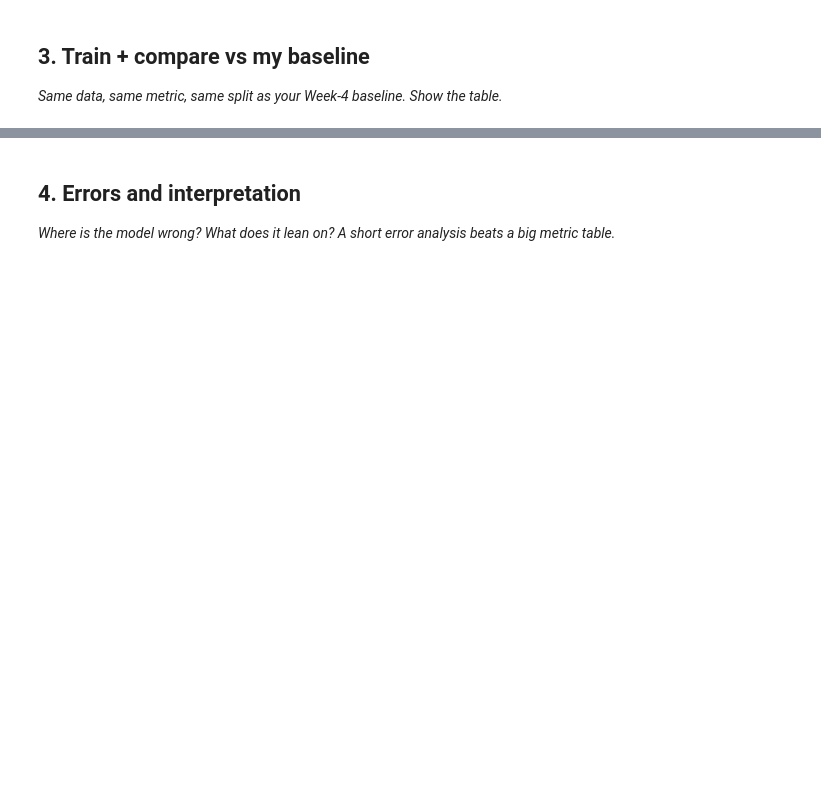
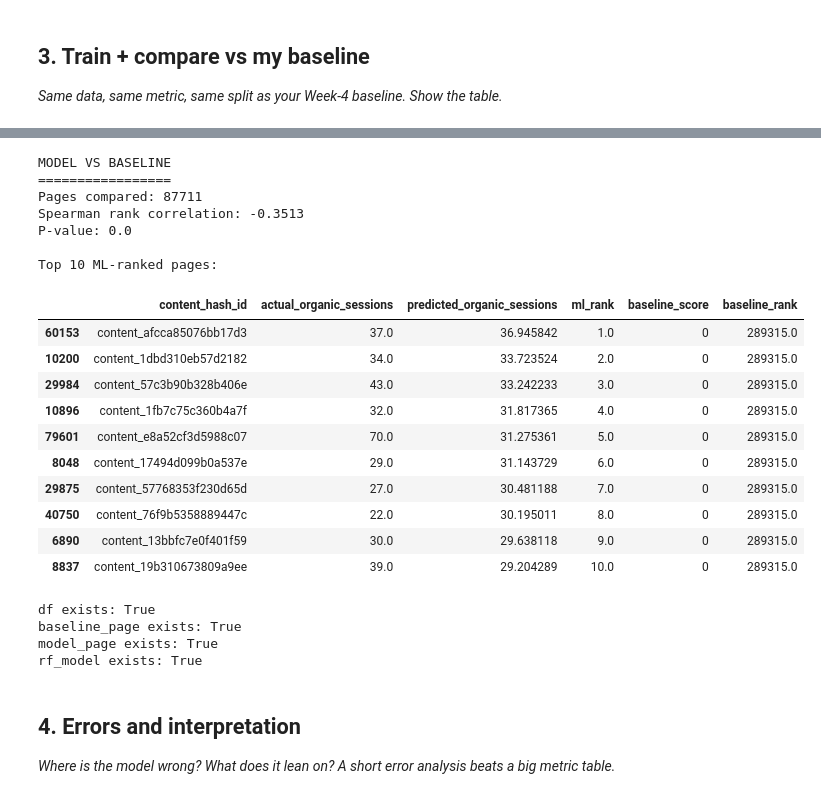
Before and after one commit to itsayeshaqamar/flyrank-mlinternship-ayesha, a Jupyter notebook: work/notebooks/w05_model.ipynb, the cells around one changed output, grey strips where cells are left out. Cells and saved outputs as stored; diff of their text form; code cells hidden in the pictures; blank space fills up the shorter version.

```diff
--- a/work/notebooks/w05_model.ipynb
+++ b/work/notebooks/w05_model.ipynb
@@ -30,3 +403,60 @@ This skeleton is yours to fill. Work the sections **in order** — each one has
+# %%
+from scipy.stats import spearmanr
+
+comparison = model_page.merge(
+    baseline_page[
+        ["content_hash_id", "baseline_score", "baseline_rank"]
+    ],
+    on="content_hash_id",
+    how="inner"
+)
+
+spearman_corr, p_value = spearmanr(
+    comparison["ml_rank"],
+    comparison["baseline_rank"]
+)
+
+print("MODEL VS BASELINE")
+print("=================")
+print("Pages compared:", len(comparison))
+print("Spearman rank correlation:", round(spearman_corr, 4))
+print("P-value:", round(p_value, 4))
+
+print("\nTop 10 ML-ranked pages:")
+display(
+    comparison
+    .sort_values("predicted_organic_sessions", ascending=False)
+    .head(10)
+)
+# %% [output]
+MODEL VS BASELINE
+=================
+Pages compared: 87711
+Spearman rank correlation: -0.3513
+P-value: 0.0
+
+Top 10 ML-ranked pages:
+|  | content_hash_id | actual_organic_sessions | predicted_organic_sessions | ml_rank | baseline_score | baseline_rank |
+| 60153 | content_afcca85076bb17d3 | 37.0 | 36.945842 | 1.0 | 0 | 289315.0 |
+| 10200 | content_1dbd310eb57d2182 | 34.0 | 33.723524 | 2.0 | 0 | 289315.0 |
+| 29984 | content_57c3b90b328b406e | 43.0 | 33.242233 | 3.0 | 0 | 289315.0 |
+| 10896 | content_1fb7c75c360b4a7f | 32.0 | 31.817365 | 4.0 | 0 | 289315.0 |
+| 79601 | content_e8a52cf3d5988c07 | 70.0 | 31.275361 | 5.0 | 0 | 289315.0 |
+| 8048 | content_17494d099b0a537e | 29.0 | 31.143729 | 6.0 | 0 | 289315.0 |
+| 29875 | content_57768353f230d65d | 27.0 | 30.481188 | 7.0 | 0 | 289315.0 |
+| 40750 | content_76f9b5358889447c | 22.0 | 30.195011 | 8.0 | 0 | 289315.0 |
+| 6890 | content_13bbfc7e0f401f59 | 30.0 | 29.638118 | 9.0 | 0 | 289315.0 |
+| 8837 | content_19b310673809a9ee | 39.0 | 29.204289 | 10.0 | 0 | 289315.0 |
+# %%
+print("df exists:", "df" in globals())
+print("baseline_page exists:", "baseline_page" in globals())
+print("model_page exists:", "model_page" in globals())
+print("rf_model exists:", "rf_model" in globals())
+# %% [output]
+df exists: True
+baseline_page exists: True
+model_page exists: True
+rf_model exists: True
 # %% [markdown]
 ## 4. Errors and interpretation
 
```
Also changed, not shown: parts of 20 cells of this notebook.
